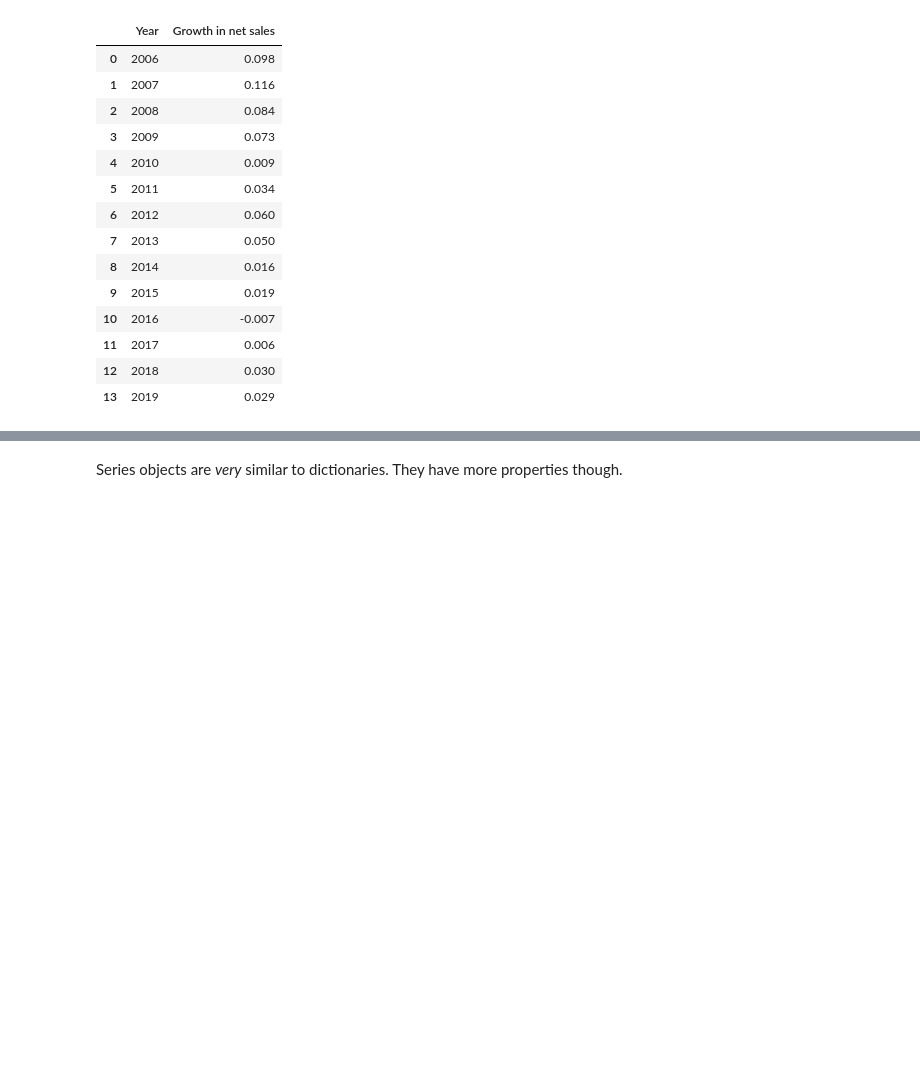
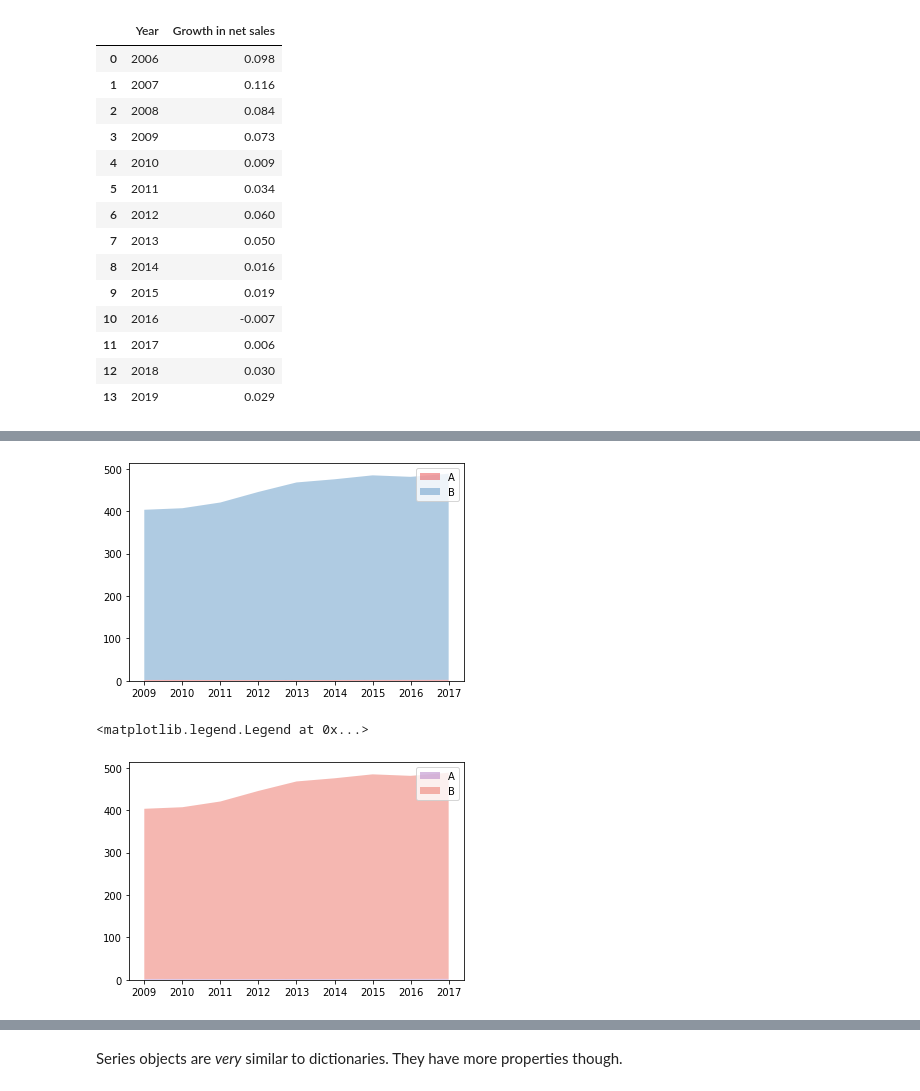
Before and after one commit to raphxcha/Open-data-project, a Jupyter notebook: WalmartOpenDataProject.ipynb, the cells around one changed output, grey strips where cells are left out. Cells and saved outputs as stored; diff of their text form; code cells hidden in the pictures; blank space fills up the shorter version.

```diff
--- a/WalmartOpenDataProject.ipynb
+++ b/WalmartOpenDataProject.ipynb
@@ -309,0 +353,23 @@ NameError: name 'size' is not defined
+# %%
+import numpy as np
+import matplotlib.pyplot as plt
+import seaborn as sns
+
+# Your x and y axis
+x=['2009', '2010', '2011', '2012', '2013', '2014', '2015', '2016', '2017' ]
+y=[ [2.04, 2.06, 1.82, 1.81, 1.93, 1.94, 2.09, 2.17, 2.28,], [401.09, 404.74, 418.50, 443.42, 465.60, 473.08, 482.23, 478.61, 485.87] ]
+
+# use a known color palette (see..)
+pal = sns.color_palette("Set1")
+plt.stackplot(x,y, labels=['A','B'], colors=pal, alpha=0.4 )
+plt.legend(loc='upper right')
+plt.show()
+
+# create your palette
+pal = ["#9b59b6", "#e74c3c", "#34495e", "#2ecc71"]
+plt.stackplot(x,y, labels=['A','B'], colors=pal, alpha=0.4 )
+plt.legend(loc='upper right')
+# %% [output]
+[figure, added]
+<matplotlib.legend.Legend at 0x...>
+[figure, added]
```
Also changed, not shown: parts of 21 cells of this notebook.
